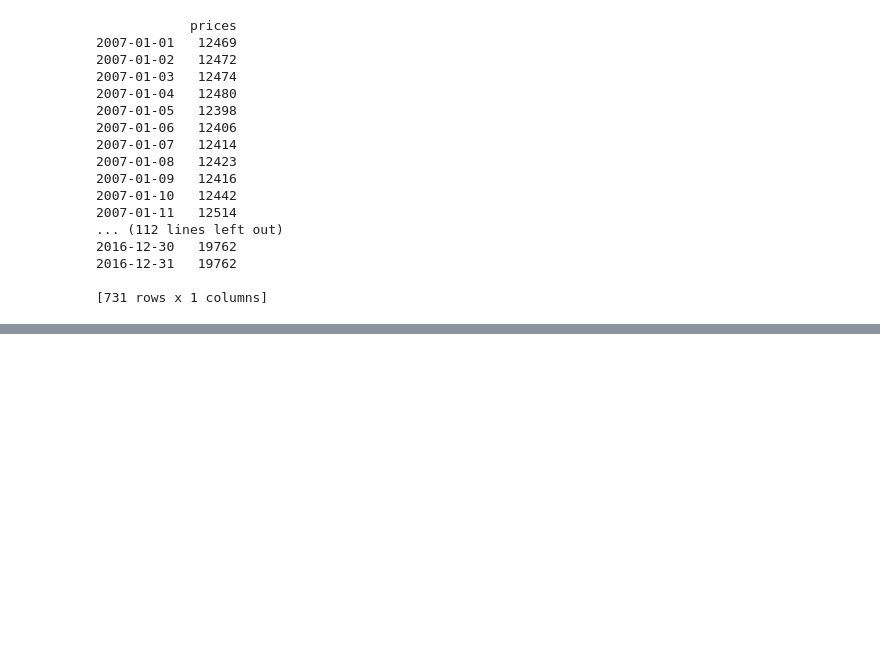
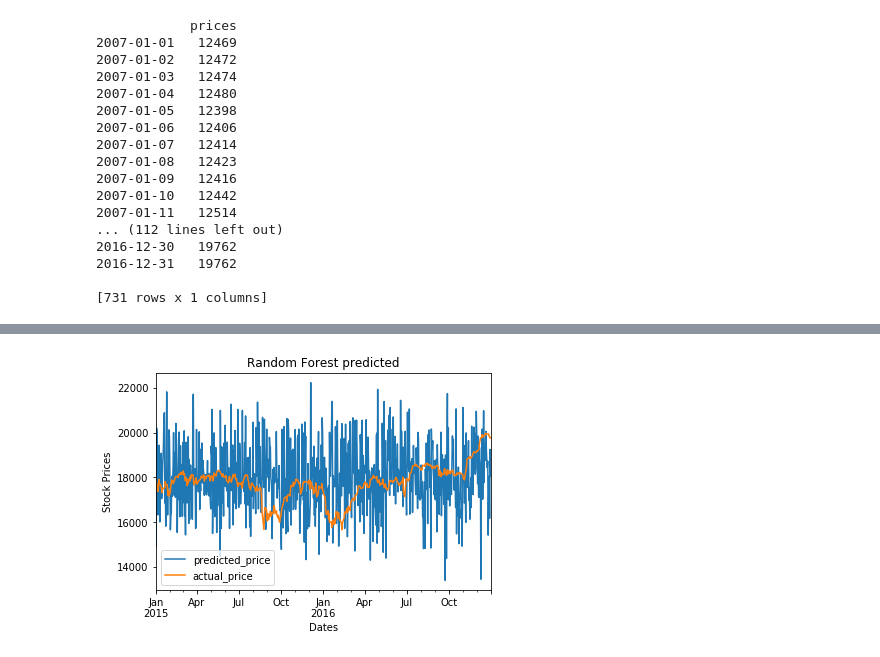
Before and after one commit to shanwaz1993/Stock_market_pre, a Jupyter notebook: Stock_market_prediction.ipynb, the cells around one changed output, grey strips where cells are left out. Drawn from its saved outputs; the diff is of its cells as text; code cells hidden in the pictures; blank space fills up the shorter version.

```diff
--- a/Stock_market_prediction.ipynb
+++ b/Stock_market_prediction.ipynb
@@ -310,0 +287,34 @@ test
+# %%
+from datetime import datetime, timedelta
+
+temp_date = test_start_date
+average_last_5_days_test = 0
+total_days = 10
+for i in range(total_days):
+    average_last_5_days_test += test.loc[temp_date, 'prices']
+    # Converting string to date time
+    temp_date = datetime.strptime(temp_date, "%Y-%m-%d").date()
+    # Reducing one day from date time
+    difference = temp_date + timedelta(days=1)
+    # Converting again date time to string
+    temp_date = difference.strftime('%Y-%m-%d')
+    #print temp_date
+average_last_5_days_test = average_last_5_days_test / total_days
+print average_last_5_days_test
+
+temp_date = test_start_date
+average_upcoming_5_days_predicted = 0
+for i in range(total_days):
+    average_upcoming_5_days_predicted += predictions_df.loc[temp_date, 'prices']
+    # Converting string to date time
+    temp_date = datetime.strptime(temp_date, "%Y-%m-%d").date()
+    # Adding one day from date time
+    difference = temp_date + timedelta(days=1)
+    # Converting again date time to string
+    temp_date = difference.strftime('%Y-%m-%d')
+    print temp_date
+average_upcoming_5_days_predicted = average_upcoming_5_days_predicted / total_days
+print average_upcoming_5_days_predicted
+#average train.loc['2013-12-31', 'prices'] - advpredictions_df.loc['2014-01-01', 'prices']
+difference_test_predicted_prices = average_last_5_days_test - average_upcoming_5_days_predicted
+difference_test_predicted_prices
@@ -310,0 +356,4 @@ test
+# %%
+# Adding 6177 to all the advpredictions_df price values
+predictions_df['prices'] = predictions_df['prices'] + difference_test_predicted_prices
+predictions_df
@@ -310,0 +379,8 @@ test
+# %%
+ax = predictions_df.rename(columns={"prices": "predicted_price"}).plot(title='Random Forest predicted')
+ax.set_xlabel("Dates")
+ax.set_ylabel("Stock Prices")
+fig = y_test.rename(columns={"prices": "actual_price"}).plot(ax = ax).get_figure()
+#fig.savefig("graphs/random forest with aligning.png")
+# %% [output]
+[figure, added]
```
Also changed, not shown: parts of 11 cells of this notebook.
